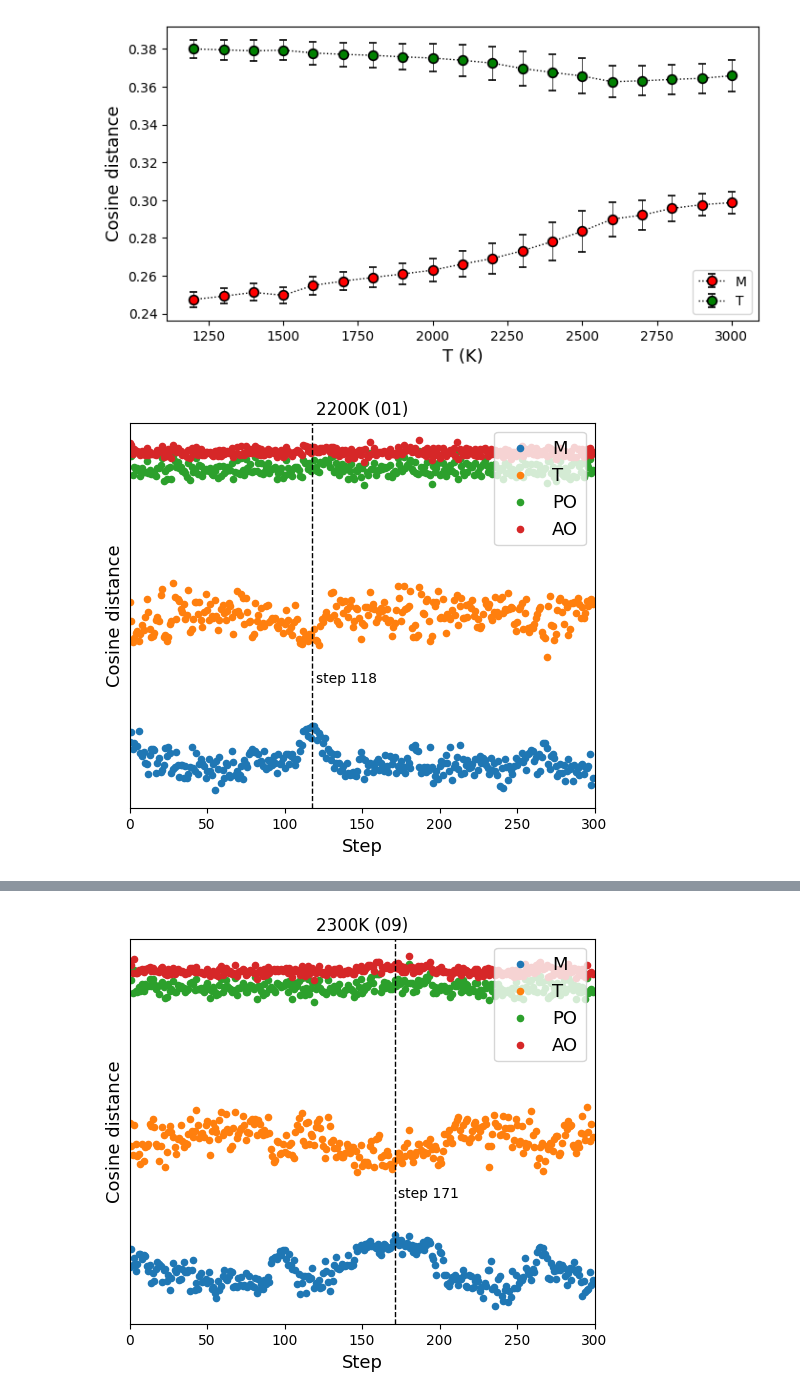
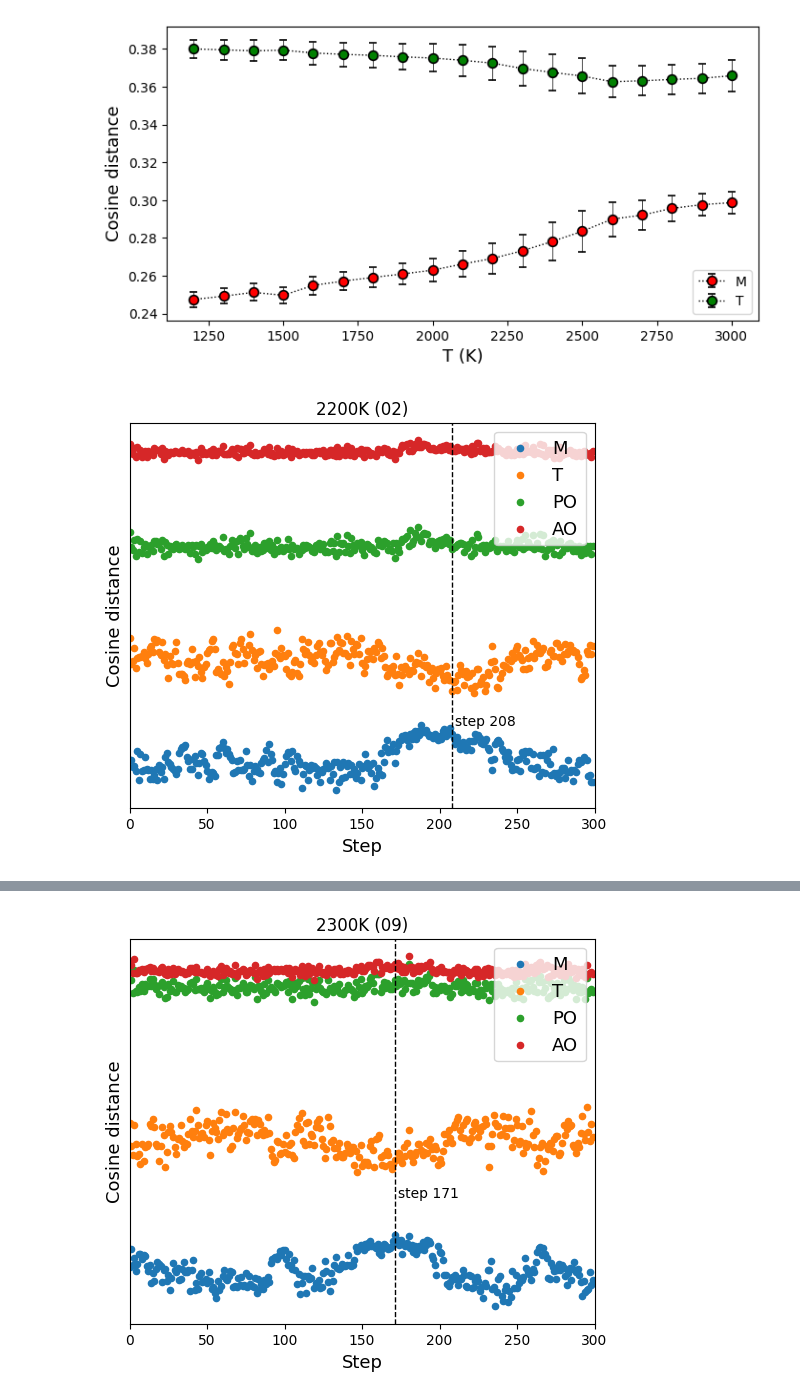
Before and after one commit to TY-Jeong/VacHopPy, a Jupyter notebook: example/3.FingerPrint/high_acc/cos_distance_all.ipynb, the cells around one changed output, grey strips where cells are left out. Drawn from its saved outputs; the diff is of its cells as text; code cells hidden in the pictures.

```diff
--- a/example/3.FingerPrint/high_acc/cos_distance_all.ipynb
+++ b/example/3.FingerPrint/high_acc/cos_distance_all.ipynb
@@ -128,7 +128,7 @@ plt.xlabel('Step', fontsize=13)
 plt.ylabel('Cosine distance', fontsize=13)
 
 T = 2200
-ensemble = 1
+ensemble = 2
 
 p1 = 'M'
 p2 = 'T'
@@ -138,39 +138,39 @@ T_idx = np.where(temp==T)[0][0]
 
 s=20
 plt.scatter(np.arange(num_step),
-            distance[T_idx][p1][num_step*(ensemble-1):num_step*(ensemble)]-0.25,
+            distance[T_idx][p1][num_step*(ensemble-1):num_step*(ensemble)]-0.23,
             s=s,
             label=p1)
 
 plt.scatter(np.arange(num_step),
             distance[T_idx][p2][num_step*(ensemble-1):num_step*(ensemble)]-0.25,
             s=s,
             label=p2)
 
 plt.scatter(np.arange(num_step),
-            distance[T_idx][p3][num_step*(ensemble-1):num_step*(ensemble)]-0.09,
+            distance[T_idx][p3][num_step*(ensemble-1):num_step*(ensemble)]-0.11,
             s=s,
             label=p3)
 
 plt.scatter(np.arange(num_step),
-            distance[T_idx][p4][num_step*(ensemble-1):num_step*(ensemble)]+0.16,
+            distance[T_idx][p4][num_step*(ensemble-1):num_step*(ensemble)]+0.2,
             s=s,
             label=p4)
 
 # the lowest point
 d_m = distance[T_idx][p1][num_step*(ensemble-1):num_step*(ensemble)]
 d_t = distance[T_idx][p2][num_step*(ensemble-1):num_step*(ensemble)]
 
 step_trans = np.argmin(d_t-d_m)
 plt.axvline(step_trans, color='k', linestyle='--', linewidth=1)
 plt.text(step_trans+2,
          (d_m[step_trans]+d_t[step_trans])/2-0.25,
          s=f"step {step_trans}")
 
 plt.xlim([0, num_step])
 plt.yticks([],[])
 plt.title(f"{T}K ({format(ensemble,'02')})")
 plt.legend(loc='upper right', fontsize=13)
 plt.show()
 # %% [output]
-[figure, old version]
+[figure, new version]
```
Also changed, not shown: parts of 3 cells of this notebook, 2 other files.
